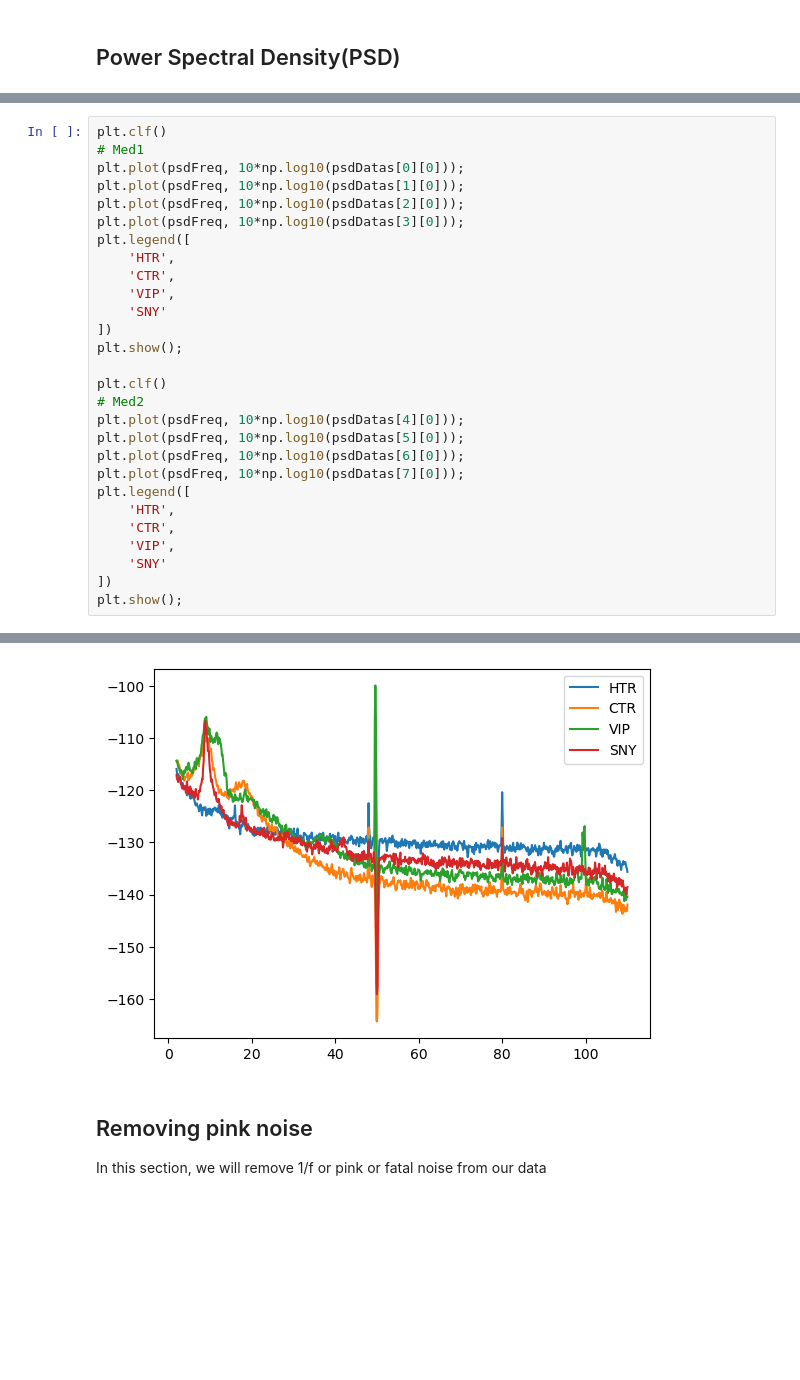
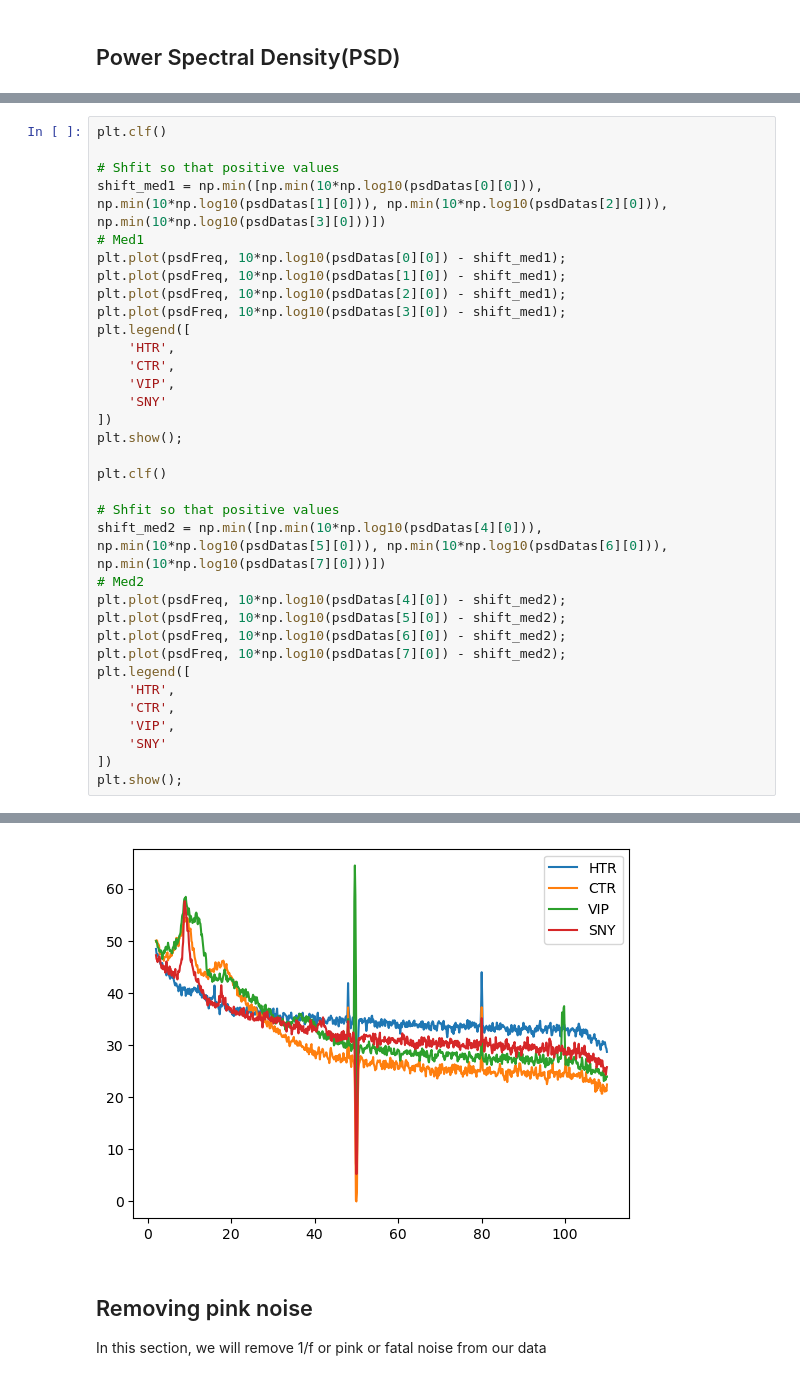
Before and after one commit to navnoorsingh0309/Brain_waves_analysis, a Jupyter notebook: main_TF.ipynb, the cells around one changed output, grey strips where cells are left out. Cells and saved outputs as stored; diff of their text form; blank space fills up the shorter version.

Commit message:
Improved 1/f and added power comparision graphs

```diff
--- a/main_TF.ipynb
+++ b/main_TF.ipynb
@@ -268,10 +240,13 @@ Need more than one channel to make topography for eeg. Disabling interactivity.
 # %%
 plt.clf()
+
+# Shfit so that positive values
+shift_med1 = np.min([np.min(10*np.log10(psdDatas[0][0])), np.min(10*np.log10(psdDatas[1][0])), np.min(10*np.log10(psdDatas[2][0])), np.min(10*np.log10(psdDatas[3][0]))])
 # Med1
-plt.plot(psdFreq, 10*np.log10(psdDatas[0][0]));
-plt.plot(psdFreq, 10*np.log10(psdDatas[1][0]));
-plt.plot(psdFreq, 10*np.log10(psdDatas[2][0]));
-plt.plot(psdFreq, 10*np.log10(psdDatas[3][0]));
+plt.plot(psdFreq, 10*np.log10(psdDatas[0][0]) - shift_med1);
+plt.plot(psdFreq, 10*np.log10(psdDatas[1][0]) - shift_med1);
+plt.plot(psdFreq, 10*np.log10(psdDatas[2][0]) - shift_med1);
+plt.plot(psdFreq, 10*np.log10(psdDatas[3][0]) - shift_med1);
 plt.legend([
     'HTR',
     'CTR',
@@ -281,11 +256,14 @@ plt.legend([
 plt.show();
 
 plt.clf()
+
+# Shfit so that positive values
+shift_med2 = np.min([np.min(10*np.log10(psdDatas[4][0])), np.min(10*np.log10(psdDatas[5][0])), np.min(10*np.log10(psdDatas[6][0])), np.min(10*np.log10(psdDatas[7][0]))])
 # Med2
-plt.plot(psdFreq, 10*np.log10(psdDatas[4][0]));
-plt.plot(psdFreq, 10*np.log10(psdDatas[5][0]));
-plt.plot(psdFreq, 10*np.log10(psdDatas[6][0]));
-plt.plot(psdFreq, 10*np.log10(psdDatas[7][0]));
+plt.plot(psdFreq, 10*np.log10(psdDatas[4][0]) - shift_med2);
+plt.plot(psdFreq, 10*np.log10(psdDatas[5][0]) - shift_med2);
+plt.plot(psdFreq, 10*np.log10(psdDatas[6][0]) - shift_med2);
+plt.plot(psdFreq, 10*np.log10(psdDatas[7][0]) - shift_med2);
 plt.legend([
     'HTR',
     'CTR',
@@ -298,4 +276,4 @@ plt.show();
-[figure, old version]
+[figure, new version]
 # %% [markdown]
 ## Removing pink noise
 In this section, we will remove 1/f or pink or fatal noise from our data
```
Also changed, not shown: parts of 8 cells of this notebook.
